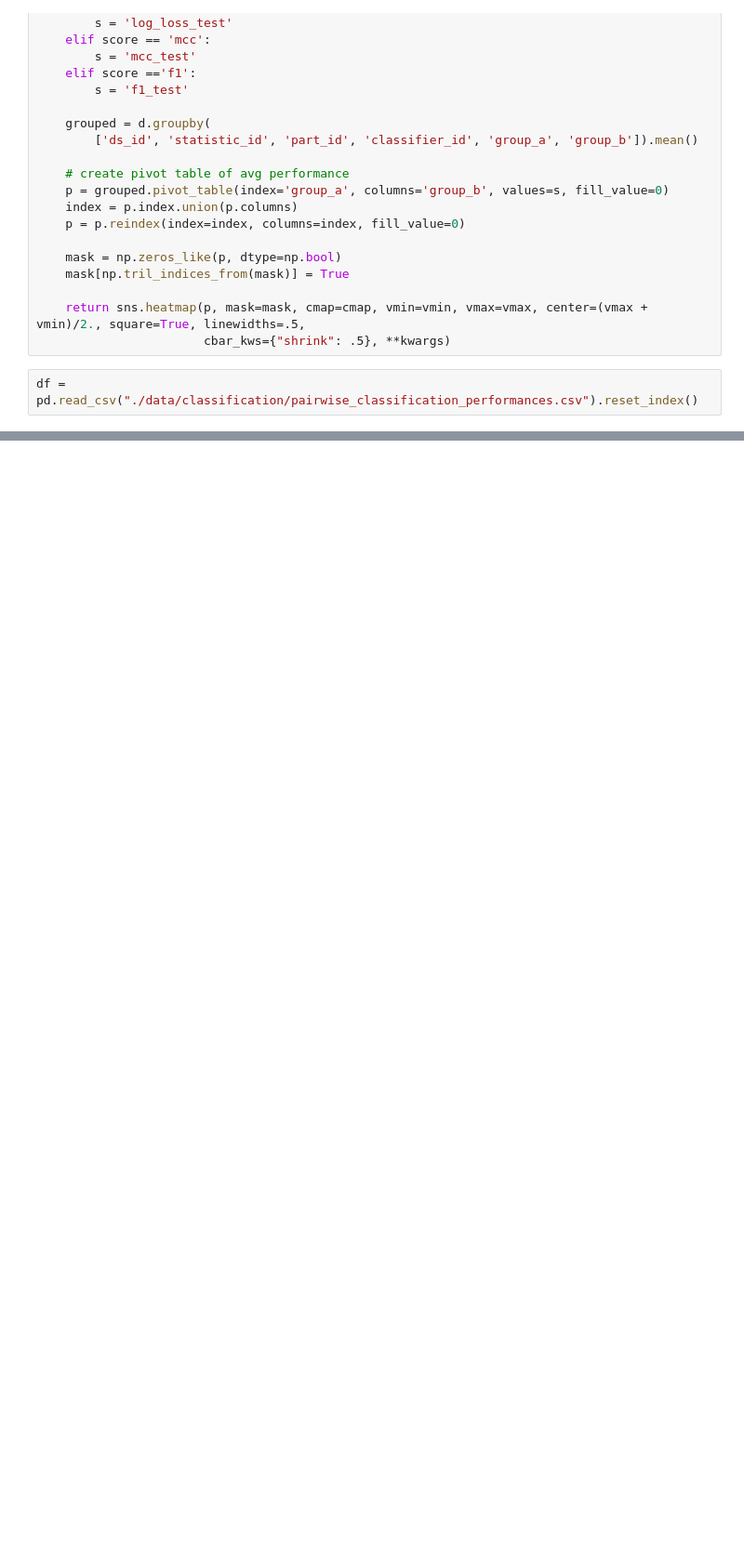
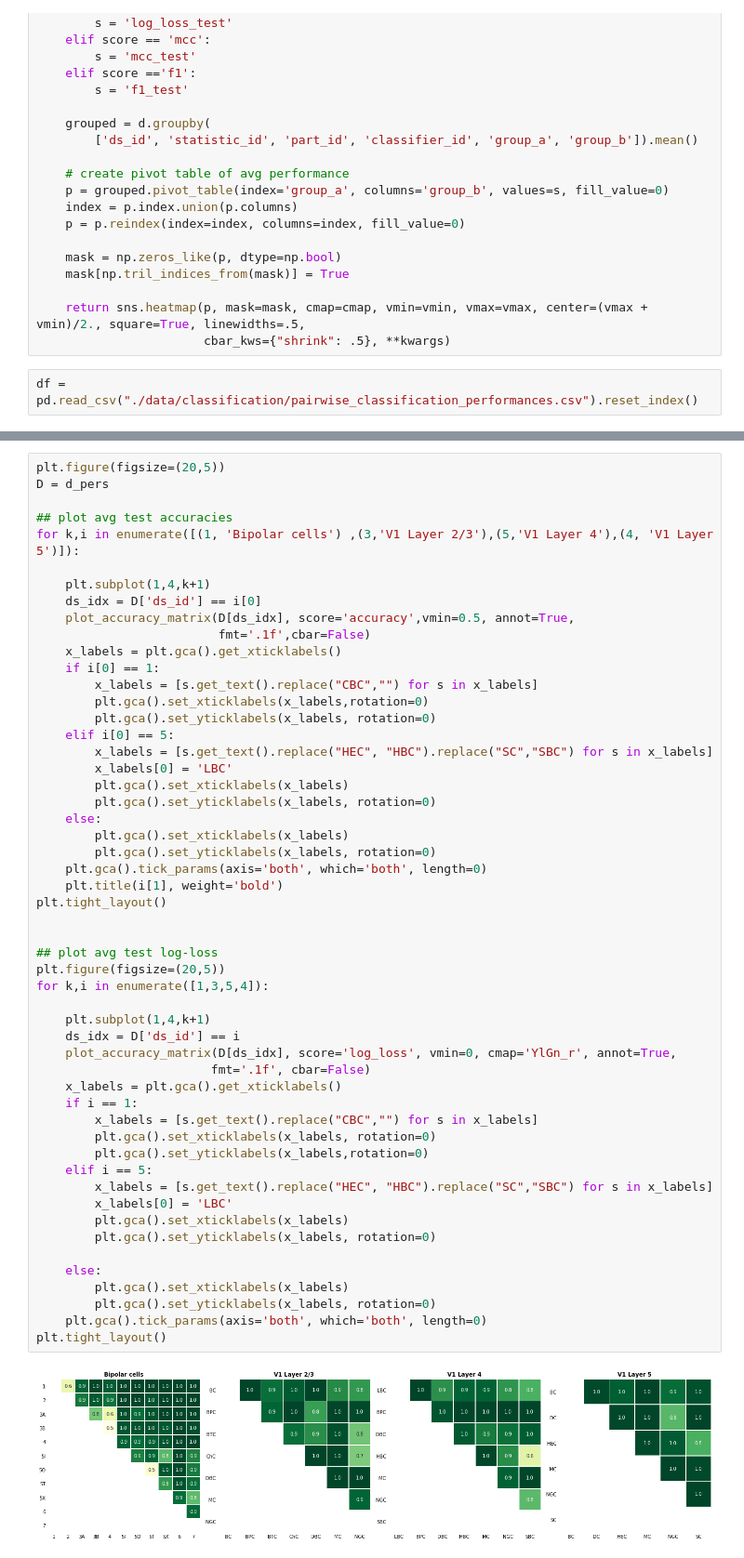
Before and after one commit to berenslab/morphology-benchmark, a Jupyter notebook: PAPER Fig 4 pairwise performances.ipynb, the cells around one changed output, grey strips where cells are left out. Shown at 93% size. Saved outputs shown, nothing was run; the diff lists cells and outputs as text; blank space fills up the shorter version.

```diff
--- a/PAPER Fig 4 pairwise performances.ipynb
+++ b/PAPER Fig 4 pairwise performances.ipynb
@@ -146,0 +163,55 @@ plt.tight_layout()
+# %%
+plt.figure(figsize=(20,5))
+D = d_pers
+
+## plot avg test accuracies
+for k,i in enumerate([(1, 'Bipolar cells') ,(3,'V1 Layer 2/3'),(5,'V1 Layer 4'),(4, 'V1 Layer 5')]):
+
+    plt.subplot(1,4,k+1)
+    ds_idx = D['ds_id'] == i[0]
+    plot_accuracy_matrix(D[ds_idx], score='accuracy',vmin=0.5, annot=True,
+                         fmt='.1f',cbar=False)
+    x_labels = plt.gca().get_xticklabels()
+    if i[0] == 1:
+        x_labels = [s.get_text().replace("CBC","") for s in x_labels]
+        plt.gca().set_xticklabels(x_labels,rotation=0)
+        plt.gca().set_yticklabels(x_labels, rotation=0)
+    elif i[0] == 5:
+        x_labels = [s.get_text().replace("HEC", "HBC").replace("SC","SBC") for s in x_labels]
+        x_labels[0] = 'LBC'
+        plt.gca().set_xticklabels(x_labels)
+        plt.gca().set_yticklabels(x_labels, rotation=0)
+    else:
+        plt.gca().set_xticklabels(x_labels)
+        plt.gca().set_yticklabels(x_labels, rotation=0)
+    plt.gca().tick_params(axis='both', which='both', length=0)
+    plt.title(i[1], weight='bold')
+plt.tight_layout()
+
+
+## plot avg test log-loss
+plt.figure(figsize=(20,5))
+for k,i in enumerate([1,3,5,4]):
+
+    plt.subplot(1,4,k+1)
+    ds_idx = D['ds_id'] == i
+    plot_accuracy_matrix(D[ds_idx], score='log_loss', vmin=0, cmap='YlGn_r', annot=True,
+                        fmt='.1f', cbar=False)
+    x_labels = plt.gca().get_xticklabels()
+    if i == 1:
+        x_labels = [s.get_text().replace("CBC","") for s in x_labels]
+        plt.gca().set_xticklabels(x_labels, rotation=0)
+        plt.gca().set_yticklabels(x_labels,rotation=0)
+    elif i == 5:
+        x_labels = [s.get_text().replace("HEC", "HBC").replace("SC","SBC") for s in x_labels]
+        x_labels[0] = 'LBC'
+        plt.gca().set_xticklabels(x_labels)
+        plt.gca().set_yticklabels(x_labels, rotation=0)
+
+    else:
+        plt.gca().set_xticklabels(x_labels)
+        plt.gca().set_yticklabels(x_labels, rotation=0)
+    plt.gca().tick_params(axis='both', which='both', length=0)
+plt.tight_layout()
+# %% [output]
+[figure, added]
```
Also changed, not shown: parts of 10 cells of this notebook.
